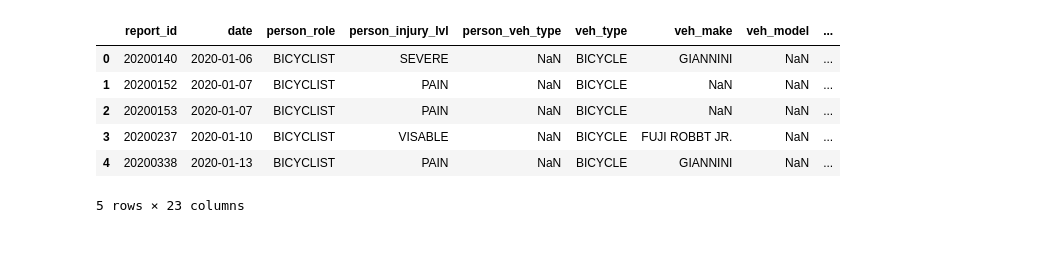
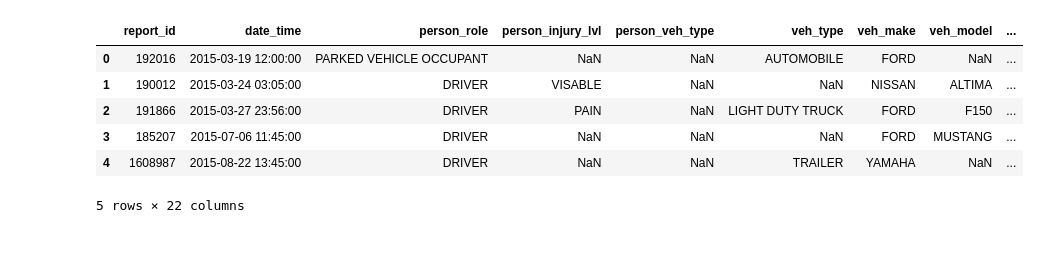
Before and after one commit to GabrielSean-13/San_Diego_KNN_Bicycle_Accidents, a Jupyter notebook: Analysis.ipynb, the cells around one changed output. Drawn from its saved outputs; the diff is of its cells as text; code cells hidden in the pictures.

```diff
--- a/Analysis.ipynb
+++ b/Analysis.ipynb
@@ -20,16 +22,15 @@ import matplotlib.pyplot as plt
 import seaborn as sns
 # %%
 #Check to see if we loaded our data properly
-#This if from my previous project called Bike_accidents_San_Diego
-bike_accidents = pd.read_csv(r"C:\Users\whift\PycharmProjects\Traffice_Collisions\cleaned_bike_accidents.csv")
-bike_accidents.head()
+traffic = pd.read_csv(r"C:\Users\whift\Downloads\pd_collisions_details_datasd.csv", dtype = {'report_id':str})
+traffic.head()
 # %% [output]
-|  | report_id | date | person_role | person_injury_lvl | person_veh_type | veh_type | veh_make | veh_model | ... |
-| 0 | 20200140 | 2020-01-06 | BICYCLIST | SEVERE | NaN | BICYCLE | GIANNINI | NaN | ... |
-| 1 | 20200152 | 2020-01-07 | BICYCLIST | PAIN | NaN | BICYCLE | NaN | NaN | ... |
-| 2 | 20200153 | 2020-01-07 | BICYCLIST | PAIN | NaN | BICYCLE | NaN | NaN | ... |
-| 3 | 20200237 | 2020-01-10 | BICYCLIST | VISABLE | NaN | BICYCLE | FUJI ROBBT JR. | NaN | ... |
-| 4 | 20200338 | 2020-01-13 | BICYCLIST | PAIN | NaN | BICYCLE | GIANNINI | NaN | ... |
+|  | report_id | date_time | person_role | person_injury_lvl | person_veh_type | veh_type | veh_make | veh_model | ... |
+| 0 | 192016 | 2015-03-19 12:00:00 | PARKED VEHICLE OCCUPANT | NaN | NaN | AUTOMOBILE | FORD | NaN | ... |
+| 1 | 190012 | 2015-03-24 03:05:00 | DRIVER | VISABLE | NaN | NaN | NISSAN | ALTIMA | ... |
+| 2 | 191866 | 2015-03-27 23:56:00 | DRIVER | PAIN | NaN | LIGHT DUTY TRUCK | FORD | F150 | ... |
+| 3 | 185207 | 2015-07-06 11:45:00 | DRIVER | NaN | NaN | NaN | FORD | MUSTANG | ... |
+| 4 | 1608987 | 2015-08-22 13:45:00 | DRIVER | NaN | NaN | TRAILER | YAMAHA | NaN | ... |
-5 rows × 23 columns
+5 rows × 22 columns
 # %% [markdown]
 <span style="color: white"> Start of Data Preprocessing </span>
```
Also changed, not shown: parts of 14 cells of this notebook.
